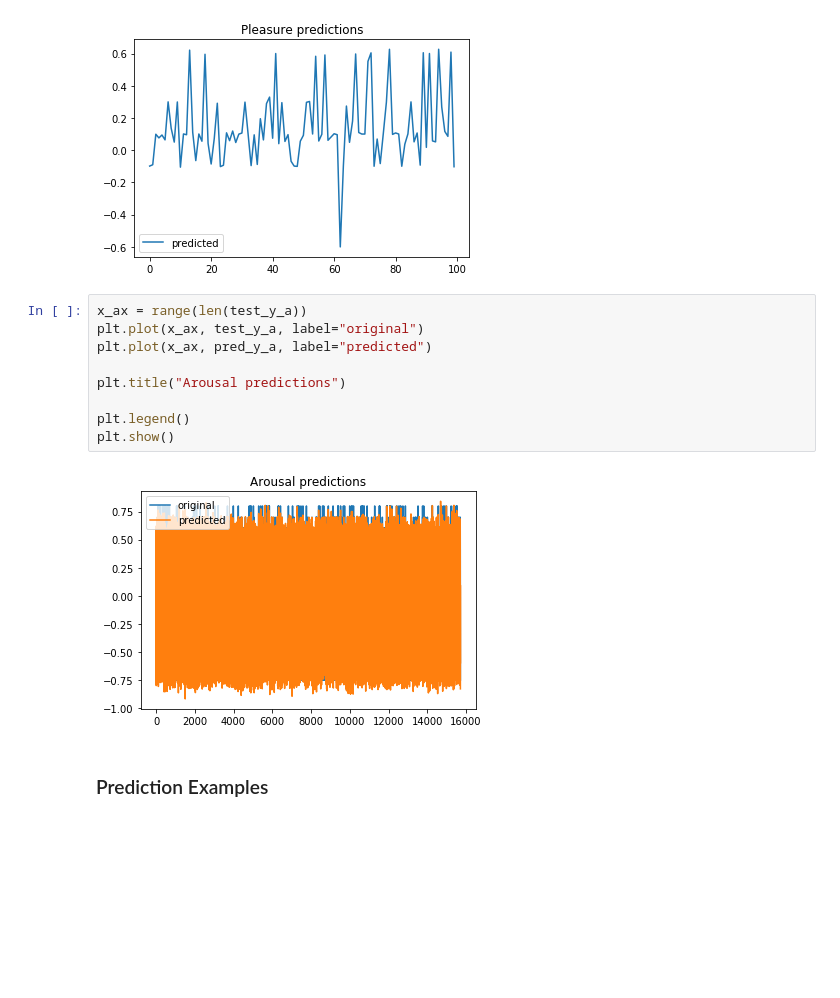
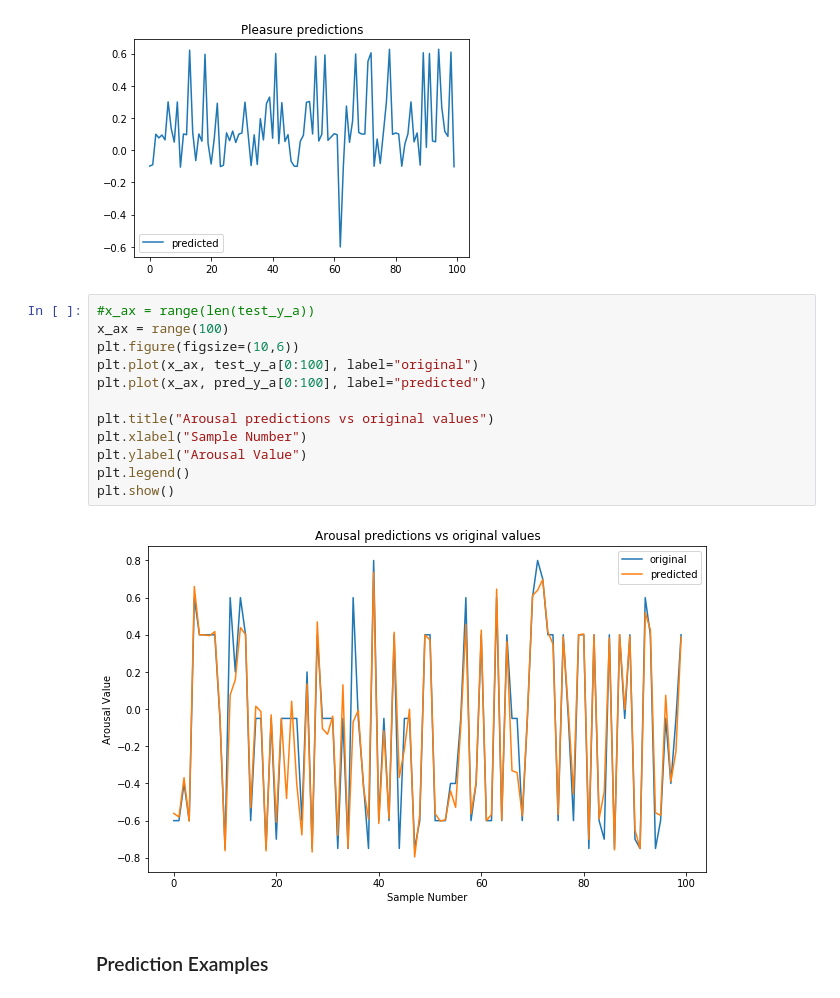
Before and after one commit to HerouFenix/Emotionally-Expressive-Motion-Controller-for-Virtual-Characters, a Jupyter notebook: emotion_classifier/model_training/bandai_train_model.ipynb, the cells around one changed output. Cells and saved outputs as stored; diff of their text form; blank space fills up the shorter version.

```diff
--- a/emotion_classifier/model_training/bandai_train_model.ipynb
+++ b/emotion_classifier/model_training/bandai_train_model.ipynb
@@ -288,16 +278,19 @@ plt.show()
 # %% [output]
 [figure]
 # %%
-x_ax = range(len(test_y_a))
-plt.plot(x_ax, test_y_a, label="original")
-plt.plot(x_ax, pred_y_a, label="predicted")
+#x_ax = range(len(test_y_a))
+x_ax = range(100)
+plt.figure(figsize=(10,6))
+plt.plot(x_ax, test_y_a[0:100], label="original")
+plt.plot(x_ax, pred_y_a[0:100], label="predicted")
 
-plt.title("Arousal predictions")
-
+plt.title("Arousal predictions vs original values")
+plt.xlabel("Sample Number")
+plt.ylabel("Arousal Value")
 plt.legend()
 plt.show()
 # %% [output]
-[figure, old version]
+[figure, new version]
 # %% [markdown]
 ### Prediction Examples
 # %%
```
Also changed, not shown: parts of 3 cells of this notebook.
